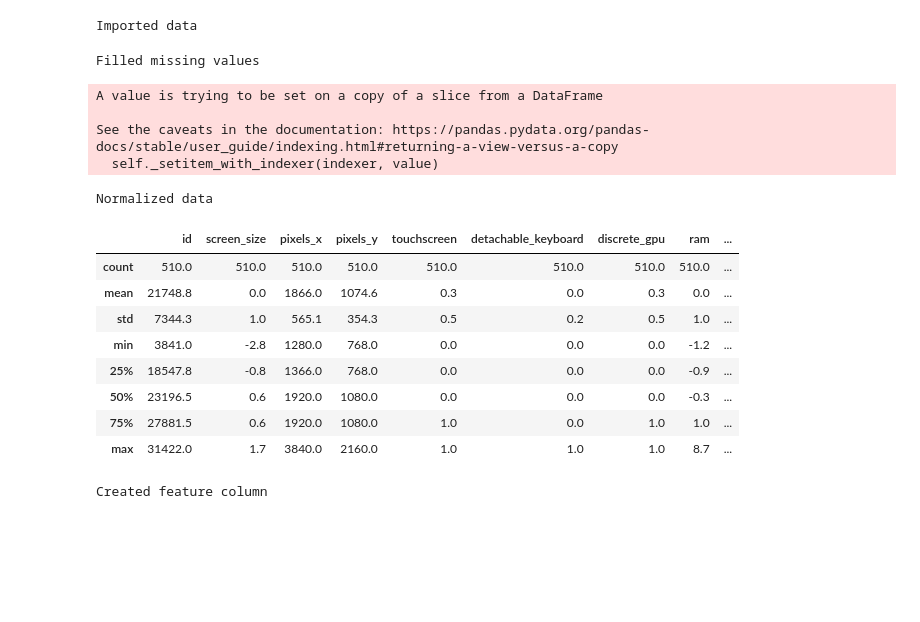
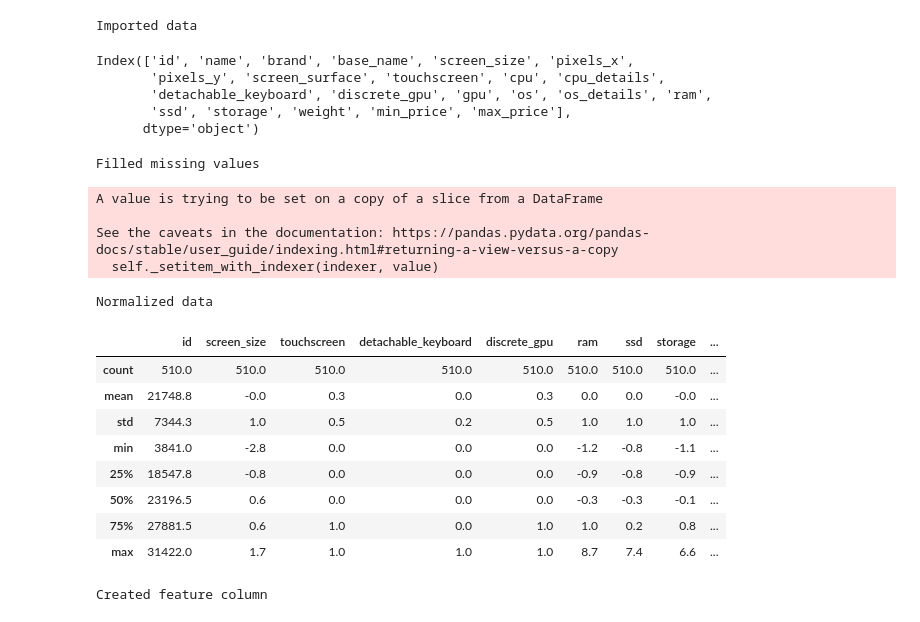
Before and after one commit to vincentmin/Big_Data_Analysis_Course, a Jupyter notebook: assignment_2.ipynb, the cells around one changed output. Drawn from its saved outputs; the diff is of its cells as text; code cells hidden in the pictures; blank space fills up the shorter version.

```diff
--- a/assignment_2.ipynb
+++ b/assignment_2.ipynb
@@ -42,6 +42,14 @@ np.random.permutation(train_df.index))
 print("Imported data")
 # %% [output]
 Imported data
+# %%
+print(train_df.columns)
+# %% [output]
+Index(['id', 'name', 'brand', 'base_name', 'screen_size', 'pixels_x',
+       'pixels_y', 'screen_surface', 'touchscreen', 'cpu', 'cpu_details',
+       'detachable_keyboard', 'discrete_gpu', 'gpu', 'os', 'os_details', 'ram',
+       'ssd', 'storage', 'weight', 'min_price', 'max_price'],
+      dtype='object')
 # %%
 #@title Fill in some missing values.
 mean_weight = train_df["weight"].mean()
@@ -59,26 +67,29 @@ See the caveats in the documentation: https://pandas.pydata.org/pandas-docs/stab
 train_df["pixel_density"] = ((train_df["pixels_x"]*train_df["pixels_y"])/(1000*train_df["screen_size"]*train_df["screen_size"]))
 # %%
 #@title Normalize data
-train_df_norm = train_df
-catvars = ("touchscreen" , "detachable_keyboard" , "discrete_gpu")
-numvars = ("screen_size" , "pixel_density" , "ram" , "ssd" , "storage" , "weight")
+train_df_norm = train_df.copy()
+catvars = ["touchscreen" , "detachable_keyboard" , "discrete_gpu"]
+numvars = ["screen_size" , "pixel_density" , "ram" , "ssd" , "storage" , "weight"]
 
 for item in numvars:
   train_df_norm[item] = (train_df[item] - train_df[item].mean())/train_df[item].std()
 
+train_df_norm.pop('pixels_x')
+train_df_norm.pop('pixels_y')
+
 print("Normalized data")
 train_df_norm.describe()
 # %% [output]
 Normalized data
-|  | id | screen_size | pixels_x | pixels_y | touchscreen | detachable_keyboard | discrete_gpu | ram | ... |
+|  | id | screen_size | touchscreen | detachable_keyboard | discrete_gpu | ram | ssd | storage | ... |
 | count | 510.0 | 510.0 | 510.0 | 510.0 | 510.0 | 510.0 | 510.0 | 510.0 | ... |
-| mean | 21748.8 | 0.0 | 1866.0 | 1074.6 | 0.3 | 0.0 | 0.3 | 0.0 | ... |
-| std | 7344.3 | 1.0 | 565.1 | 354.3 | 0.5 | 0.2 | 0.5 | 1.0 | ... |
-| min | 3841.0 | -2.8 | 1280.0 | 768.0 | 0.0 | 0.0 | 0.0 | -1.2 | ... |
-| 25% | 18547.8 | -0.8 | 1366.0 | 768.0 | 0.0 | 0.0 | 0.0 | -0.9 | ... |
-| 50% | 23196.5 | 0.6 | 1920.0 | 1080.0 | 0.0 | 0.0 | 0.0 | -0.3 | ... |
-| 75% | 27881.5 | 0.6 | 1920.0 | 1080.0 | 1.0 | 0.0 | 1.0 | 1.0 | ... |
-| max | 31422.0 | 1.7 | 3840.0 | 2160.0 | 1.0 | 1.0 | 1.0 | 8.7 | ... |
+| mean | 21748.8 | -0.0 | 0.3 | 0.0 | 0.3 | 0.0 | 0.0 | -0.0 | ... |
+| std | 7344.3 | 1.0 | 0.5 | 0.2 | 0.5 | 1.0 | 1.0 | 1.0 | ... |
+| min | 3841.0 | -2.8 | 0.0 | 0.0 | 0.0 | -1.2 | -0.8 | -1.1 | ... |
+| 25% | 18547.8 | -0.8 | 0.0 | 0.0 | 0.0 | -0.9 | -0.8 | -0.9 | ... |
+| 50% | 23196.5 | 0.6 | 0.0 | 0.0 | 0.0 | -0.3 | -0.3 | -0.1 | ... |
+| 75% | 27881.5 | 0.6 | 1.0 | 0.0 | 1.0 | 1.0 | 0.2 | 0.8 | ... |
+| max | 31422.0 | 1.7 | 1.0 | 1.0 | 1.0 | 8.7 | 7.4 | 6.6 | ... |
 # %%
 #@title Create feature column
 # selected_features = []
```
Also changed, not shown: parts of 5 cells of this notebook.
